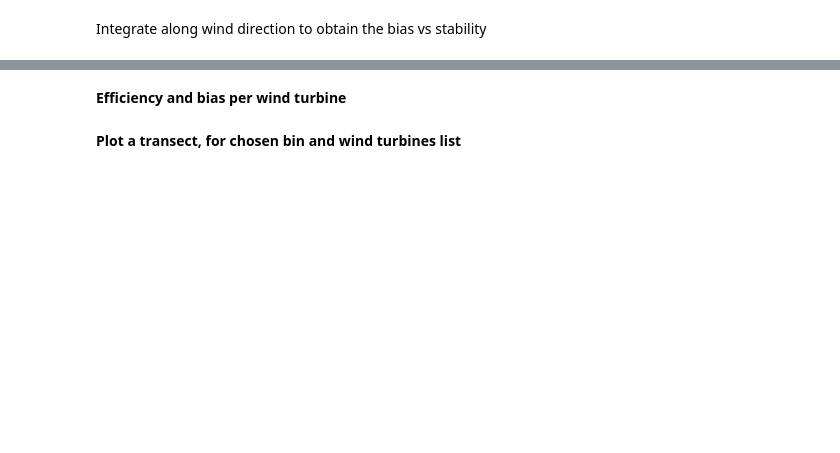
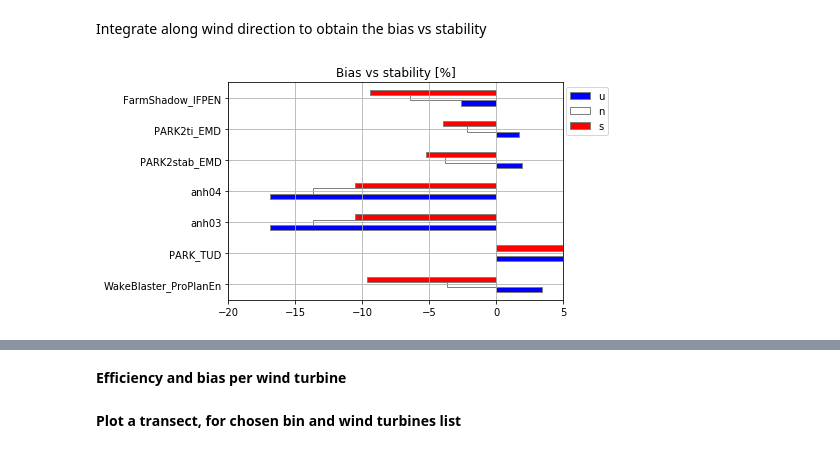
Before and after one commit to CENER-EPR/OWAbench_obsolete, a Jupyter notebook: Anholt_ArrayEfficiency.ipynb, the cells around one changed output, grey strips where cells are left out. Drawn from its saved outputs; the diff is of its cells as text; code cells hidden in the pictures; blank space fills up the shorter version.

```diff
--- a/Anholt_ArrayEfficiency.ipynb
+++ b/Anholt_ArrayEfficiency.ipynb
@@ -241,0 +265,12 @@ Integrate along wind direction to obtain the bias vs stability
+# %%
+bias_zL = (np.sum(bias,axis=1)/len(WDbins)).to_pandas() # bias vs stability [%]
+ax = bias_zL.plot.barh(rot=0, grid=1, colormap = 'bwr', edgecolor = 'grey',
+                    title='Bias vs stability [%]');
+ax.set_yticklabels(sim_name);
+ax.set_ylabel('');
+ax.legend(bbox_to_anchor=(1.15, 1)); # try stacked=True in the barh options
+ax.set_xlim([-20,5]); # use this to leave outliers out
+
+#bias_zL # uncomment to show table
+# %% [output]
+[figure, added]
```
Also changed, not shown: parts of 16 cells of this notebook, 1 other file.
